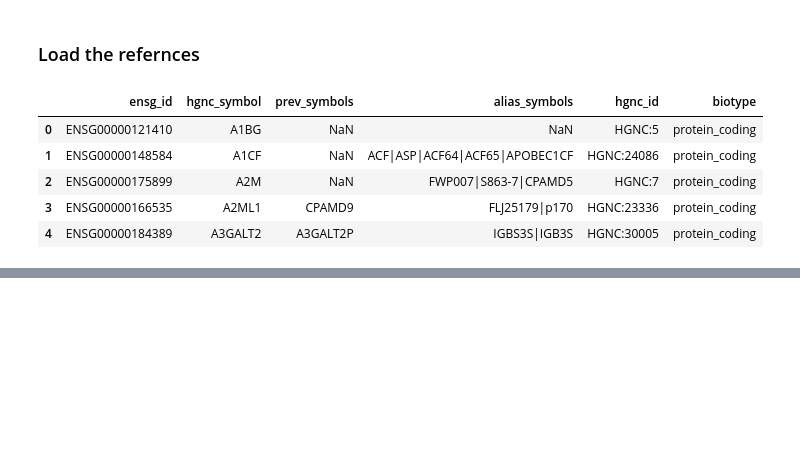
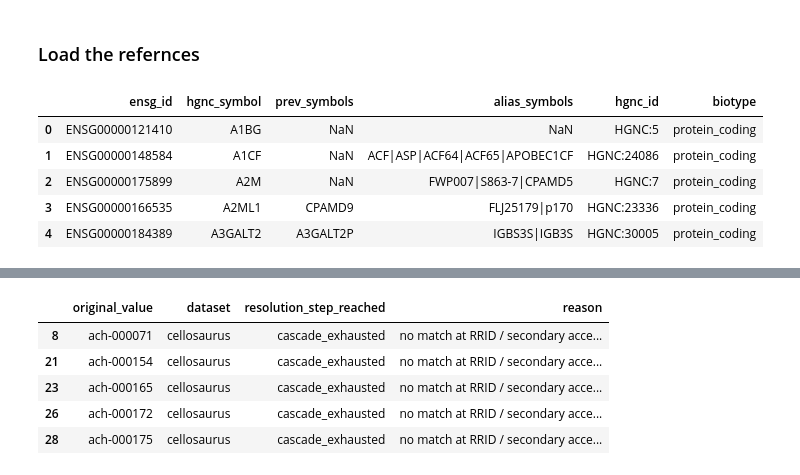
Before and after one commit to UoB-AstraZeneca-25-26/UoB-GeneTraceAI-25-26, a Jupyter notebook: src/notebooks/04_track_a_harmonization.ipynb, the cells around one changed output, grey strips where cells are left out. Drawn from its saved outputs; the diff is of its cells as text; code cells hidden in the pictures; blank space fills up the shorter version.

```diff
--- a/src/notebooks/04_track_a_harmonization.ipynb
+++ b/src/notebooks/04_track_a_harmonization.ipynb
@@ -1182,0 +863,28 @@ Saved lookup_table -> data/parquet\lookup_table.parquet
+# %%
+# sample_info.depmap_id IS the canonical model_id.
+# No cascade needed here — this table owns the PK.
+cell_line_lookup = (
+    df_sample_info_cleaned[
+        ["depmap_id", "cell_line_name", "stripped_cell_line_name", "rrid"]
+    ]
+    .rename(columns={"depmap_id": "model_id"})
+    .dropna(subset=["model_id"])          # PK never null — §2
+    .drop_duplicates(subset=["model_id"]) # PK never duplicated — §2
+    .reset_index(drop=True)
+)
+
+cell_line_lookup["cvcl_accession"] = pd.NA
+cell_line_lookup["synonyms"] = pd.NA
+cell_line_lookup["_resolution_step"] = pd.NA   # audit column, drop before final export
+# %%
+
+# unmatched_0 = all of cell_line_lookup (cvcl_accession is NA for every row)
+ces = df_cellosaurus_clean.copy()
+def _normalize_cvcl(series: pd.Series) -> pd.Series:
+    """Extract CVCL_XXXXXXX pattern from RRID/accession strings for robust matching."""
+    return series.astype(str).str.extract(r"(CVCL_\d+)", expand=False)
+
+def _strip_name(series: pd.Series) -> pd.Series:
+    return series.astype(str).str.upper().str.replace(r"[-_\s]", "", regex=True)
+
+cell_line_lookup["_rrid_cvcl"] = _normalize_cvcl(cell_line_lookup["rrid"])
@@ -1182,0 +1045,10 @@ Saved lookup_table -> data/parquet\lookup_table.parquet
+# %%
+# unmapped log details of cellosaurus
+unmapped_cellosaurus.head()
+# %% [output]
+|  | original_value | dataset | resolution_step_reached | reason |
+| 8 | ach-000071 | cellosaurus | cascade_exhausted | no match at RRID / secondary acce... |
+| 21 | ach-000154 | cellosaurus | cascade_exhausted | no match at RRID / secondary acce... |
+| 23 | ach-000165 | cellosaurus | cascade_exhausted | no match at RRID / secondary acce... |
+| 26 | ach-000172 | cellosaurus | cascade_exhausted | no match at RRID / secondary acce... |
+| 28 | ach-000175 | cellosaurus | cascade_exhausted | no match at RRID / secondary acce... |
```
Also changed, not shown: parts of 45 cells of this notebook, 7 other files.
